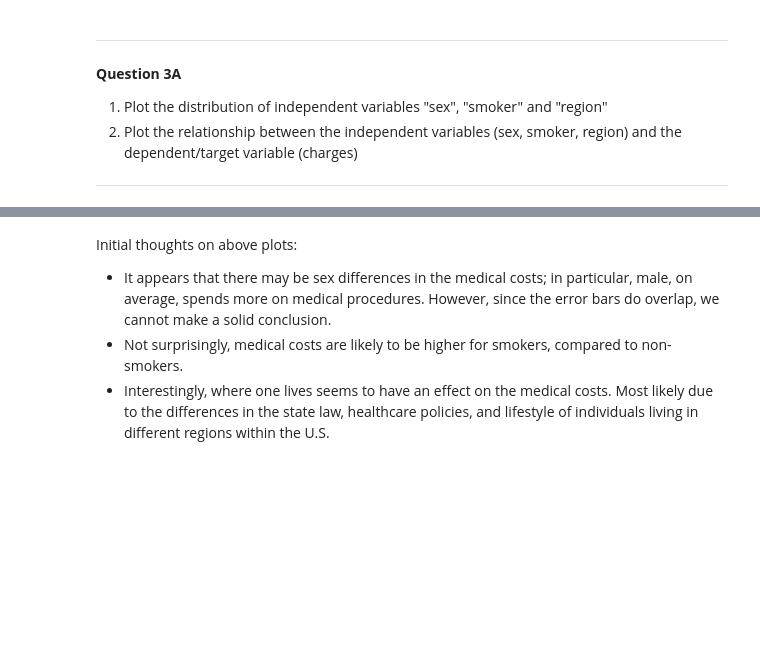
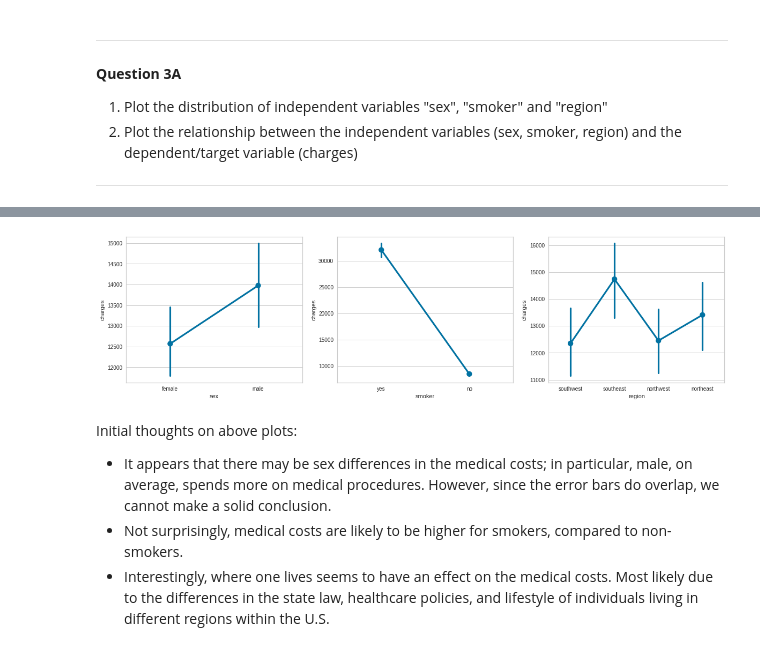
Before and after one commit to cherryng/MLcourse, a Jupyter notebook: H3_Regression_and_Classification_(student_version).ipynb, the cells around one changed output, grey strips where cells are left out. Cells and saved outputs as stored; diff of their text form; code cells hidden in the pictures; blank space fills up the shorter version.

```diff
--- a/H3_Regression_and_Classification_(student_version).ipynb
+++ b/H3_Regression_and_Classification_(student_version).ipynb
@@ -173,11 +231,14 @@ COMPLETE THE CODE HERE
 # %%
 # Plot the relationship between the independent variables (sex, smoker, region)
 # and the dependent/target variable (charges)
 # Hint: Use sns.pointplot for all three of the variables -- the syntax of pointplot is similar to sns.lineplot
 
-'''
-COMPLETE THE CODE HERE
-'''
+fig, (ax0, ax1, ax2) = plt.subplots(1, 3, figsize=(20,5))
+sns.pointplot(x='sex', y='charges', data=df, ax=ax0);
+sns.pointplot(x='smoker', y='charges', data=df, ax=ax1);
+sns.pointplot(x='region', y='charges', data=df, ax=ax2);
+# %% [output]
+[figure, added]
 # %% [markdown]
 Initial thoughts on above plots:
 - It appears that there may be sex differences in the medical costs; in particular, male, on average, spends more on medical procedures.  However, since the error bars do overlap, we cannot make a solid conclusion.
```
Also changed, not shown: parts of 13 cells of this notebook.
